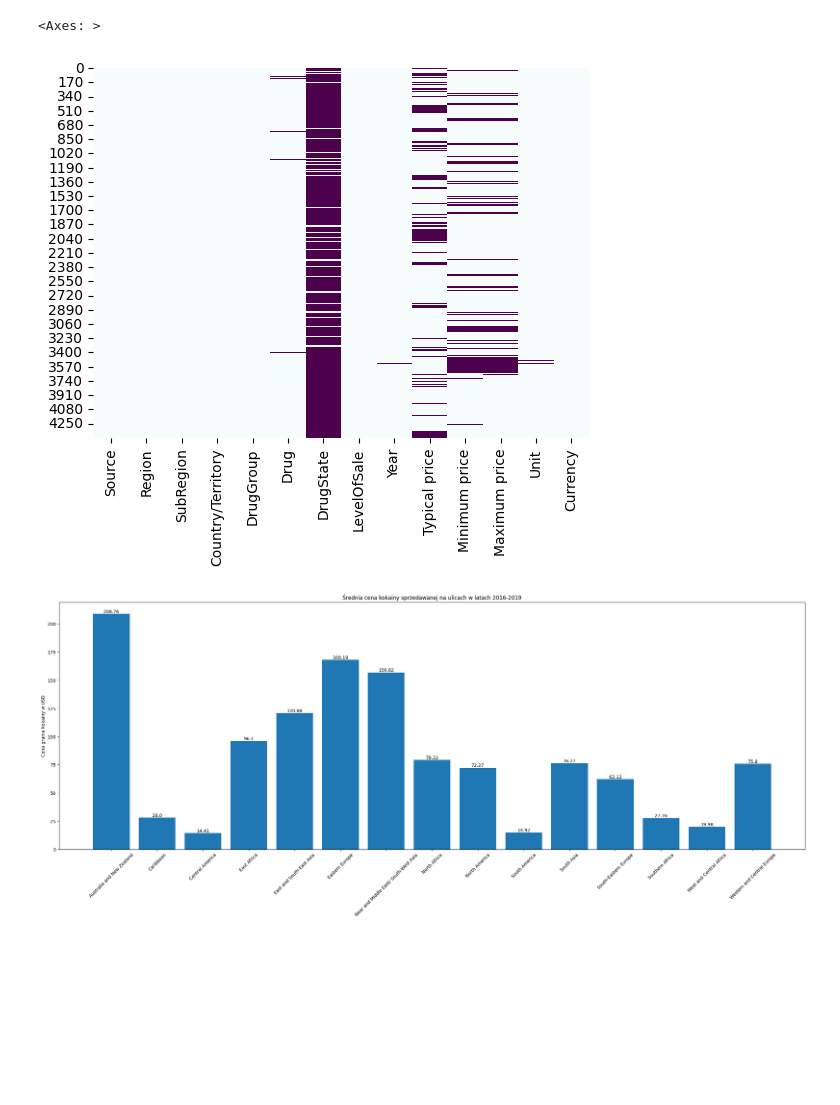
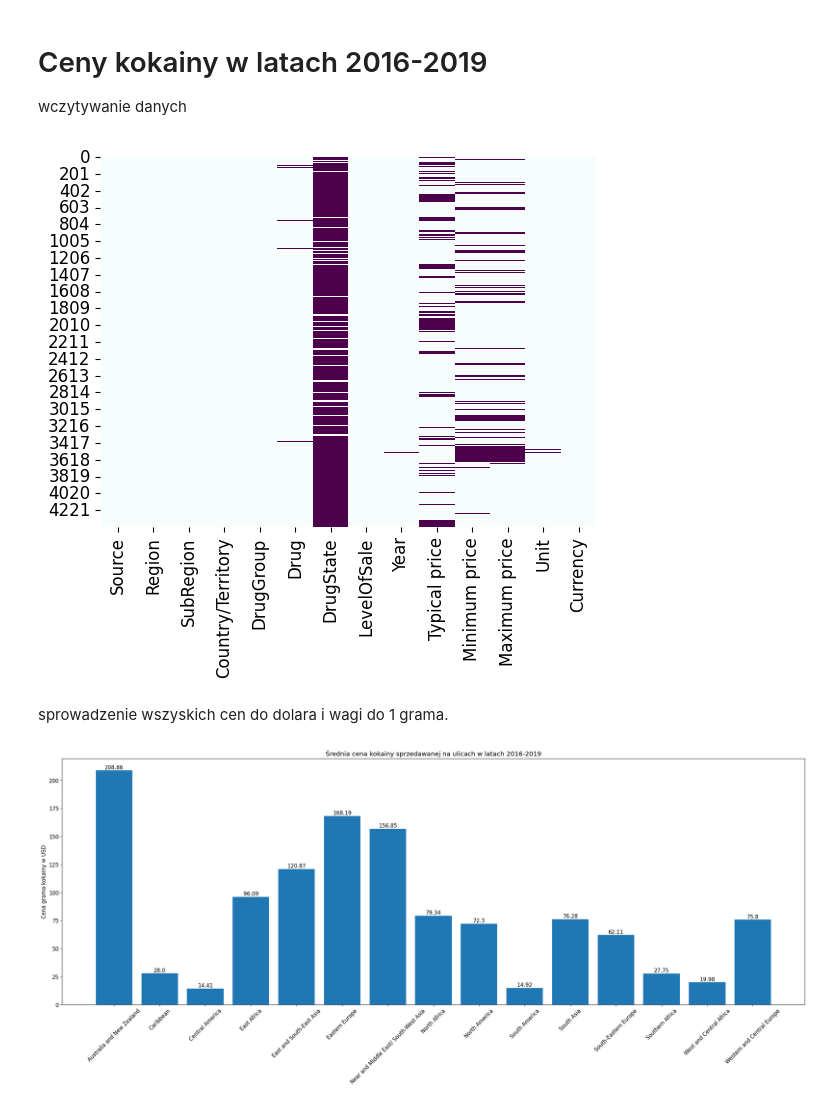
Before and after one commit to Armillion/DataVisualization, a Jupyter notebook: prices.ipynb, the cells around one changed output. Saved outputs shown, nothing was run; the diff lists cells and outputs as text; code cells hidden in the pictures; blank space fills up the shorter version.

```diff
--- a/prices.ipynb
+++ b/prices.ipynb
@@ -8,36 +8,43 @@ import requests
 import seaborn as sns
 
 from IPython.display import display, HTML
-display(HTML("<style>.container { width:90% !important; }</style>"))
+display(HTML("<style>.container { width:75% !important; }</style>"))
+plt.rc('font', size=12)
+# %% [markdown]
+# Ceny kokainy w latach 2016-2019
+
+wczytywanie danych
 # %%
 prices = pd.read_csv("datasets/prices.csv", delimiter=",", decimal=",")
 
 prices = prices.replace("Türkiye", "Turkey")
 prices = prices.replace("Iran (Islamic Republic of)", "Iran")
 prices = prices.replace("Bolivia (Plurinational State of)", "Bolivia")
 prices = prices.replace("United Kingdom of Great Britain and Northern Ireland", "United Kingdom")
 prices = prices.replace("Bahamas", "The Bahamas")
 prices = prices.replace("Venezuela (Bolivarian Republic of)", "Venezuela")
 prices = prices.replace("Russian Federation", "Russia")
 prices = prices.replace("Côte d'Ivoire", "Ivory Coast")
 prices = prices.replace("Lao People's Democratic Republic", "Laos")
 prices = prices.replace("Republic of Korea", "South Korea")
 prices = prices.replace("Viet Nam", "Vietnam")
 prices = prices.replace("Serbia", "Republic of Serbia")
 prices = prices.replace("Republic of Moldova", "Moldova")
 prices = prices.replace("Syrian Arab Republic", "Syria")
 prices = prices.replace("China, Macao SAR", "China")
 prices = prices.replace("China, Hong Kong SAR", "Hong Kong")
 prices = prices.replace("China, Taiwan Province of China", "Taiwan")
 prices = prices.replace("Timor-Leste", "East Timor")
 prices = prices.replace("North Macedonia", "Macedonia")
 prices = prices.replace("Czechia", "Czech Republic")
 prices = prices.replace("State of Palestine", "Israel") # giga sadeg
 
 sns.heatmap(prices.isnull(), cmap='BuPu', cbar=False)
+plt.rc('font', size=12)
 # %% [output]
-<Axes: >
-[figure, old version]
+[figure, new version]
+# %% [markdown]
+sprowadzenie wszyskich cen do dolara i wagi do 1 grama.
 # %%
 prices = prices.drop(prices[(prices['Drug'] != 'Cocaine')].index)
 prices = prices.drop(prices[(prices['Unit'] == 'Rock') | (prices['Unit'] == 'Dose')| (prices['Unit'] == 'Unit')
@@ -142,7 +149,7 @@ ax.set_title('Średnia cena kokainy sprzedawanej na ulicach w latach 2016-2019')
 # Wyświetlanie wykresu
 plt.show()
 # %% [output]
-[figure, old version]
+[figure, new version]
 # %%
 subRegionWholesale = pricesWholesale.groupby('SubRegion')['Price of gram'].mean().reset_index()
 
```
Also changed, not shown: parts of 5 cells of this notebook, 1 other file.
